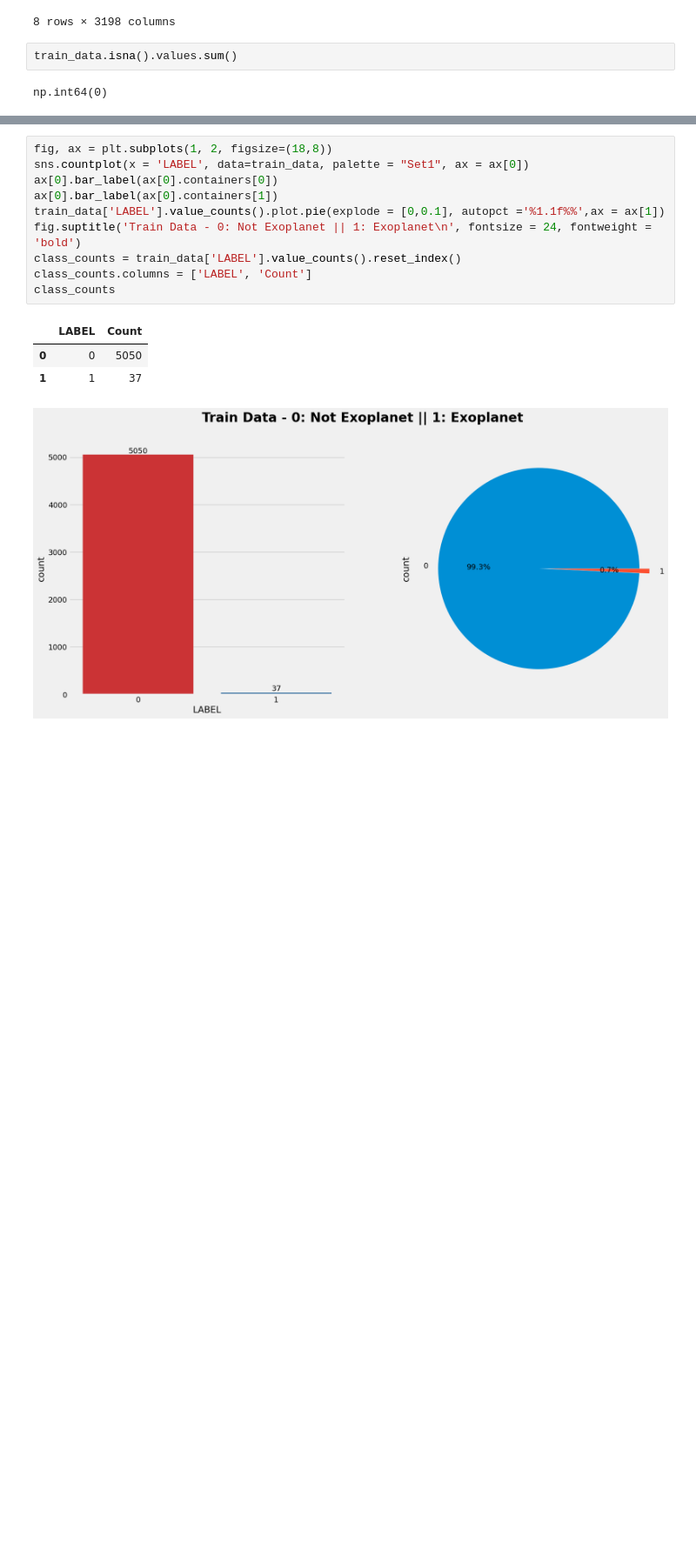
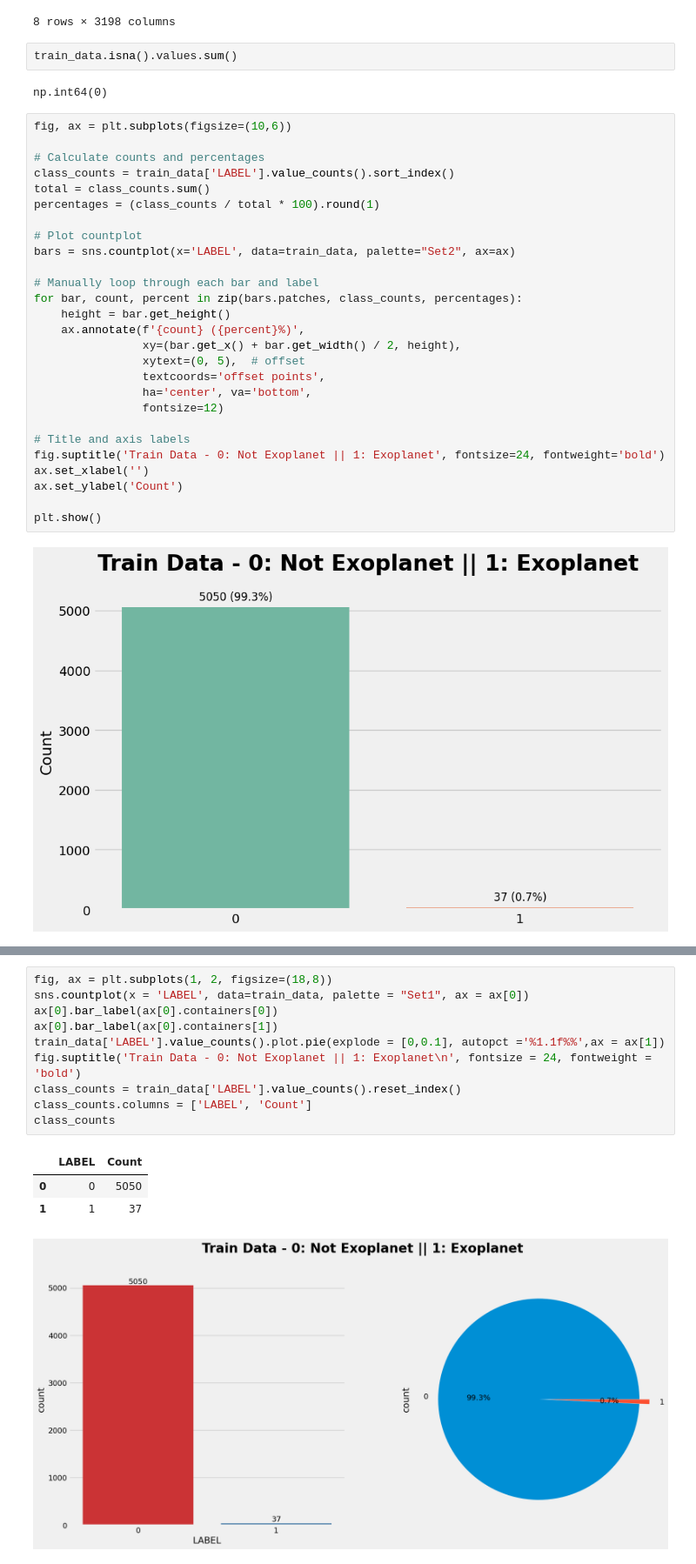
Before and after one commit to adethe/Exoplanet-Detection-CS539-Project, a Jupyter notebook: Amit/EDA.ipynb, the cells around one changed output, grey strips where cells are left out. Shown: that part at 87% size. Saved outputs shown, nothing was run; the diff lists cells and outputs as text; blank space fills up the shorter version.

```diff
--- a/Amit/EDA.ipynb
+++ b/Amit/EDA.ipynb
@@ -45,3 +45,32 @@ train_data.describe()
 train_data.isna().values.sum()
 # %% [output]
 np.int64(0)
+# %%
+fig, ax = plt.subplots(figsize=(10,6))
+
+# Calculate counts and percentages
+class_counts = train_data['LABEL'].value_counts().sort_index()
+total = class_counts.sum()
+percentages = (class_counts / total * 100).round(1)
+
+# Plot countplot
+bars = sns.countplot(x='LABEL', data=train_data, palette="Set2", ax=ax)
+
+# Manually loop through each bar and label
+for bar, count, percent in zip(bars.patches, class_counts, percentages):
+    height = bar.get_height()
+    ax.annotate(f'{count} ({percent}%)',
+                xy=(bar.get_x() + bar.get_width() / 2, height),
+                xytext=(0, 5),  # offset
+                textcoords='offset points',
+                ha='center', va='bottom',
+                fontsize=12)
+
+# Title and axis labels
+fig.suptitle('Train Data - 0: Not Exoplanet || 1: Exoplanet', fontsize=24, fontweight='bold')
+ax.set_xlabel('')
+ax.set_ylabel('Count')
+
+plt.show()
+# %% [output]
+[figure, added]
```
Also changed, not shown: parts of 3 cells of this notebook.
